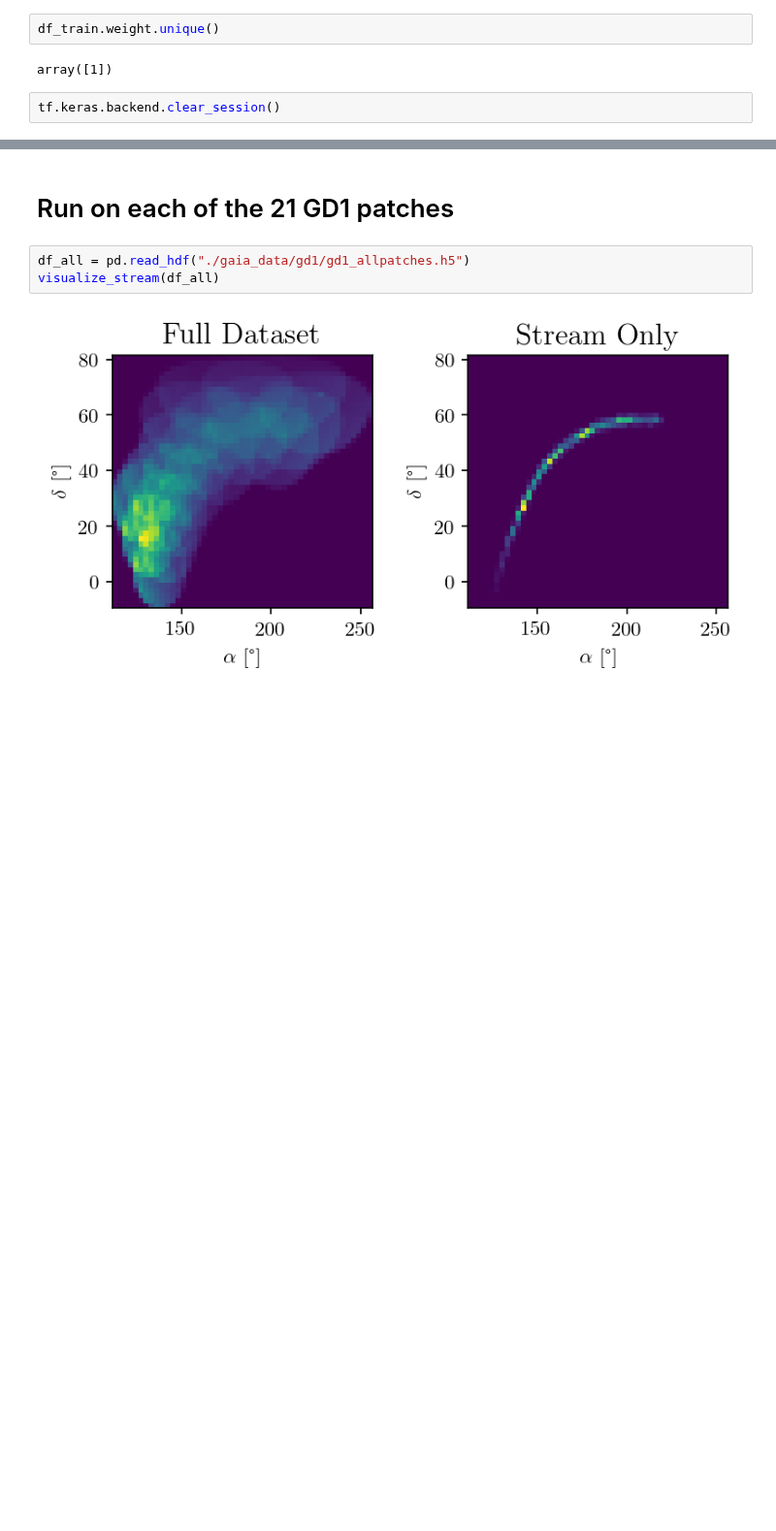
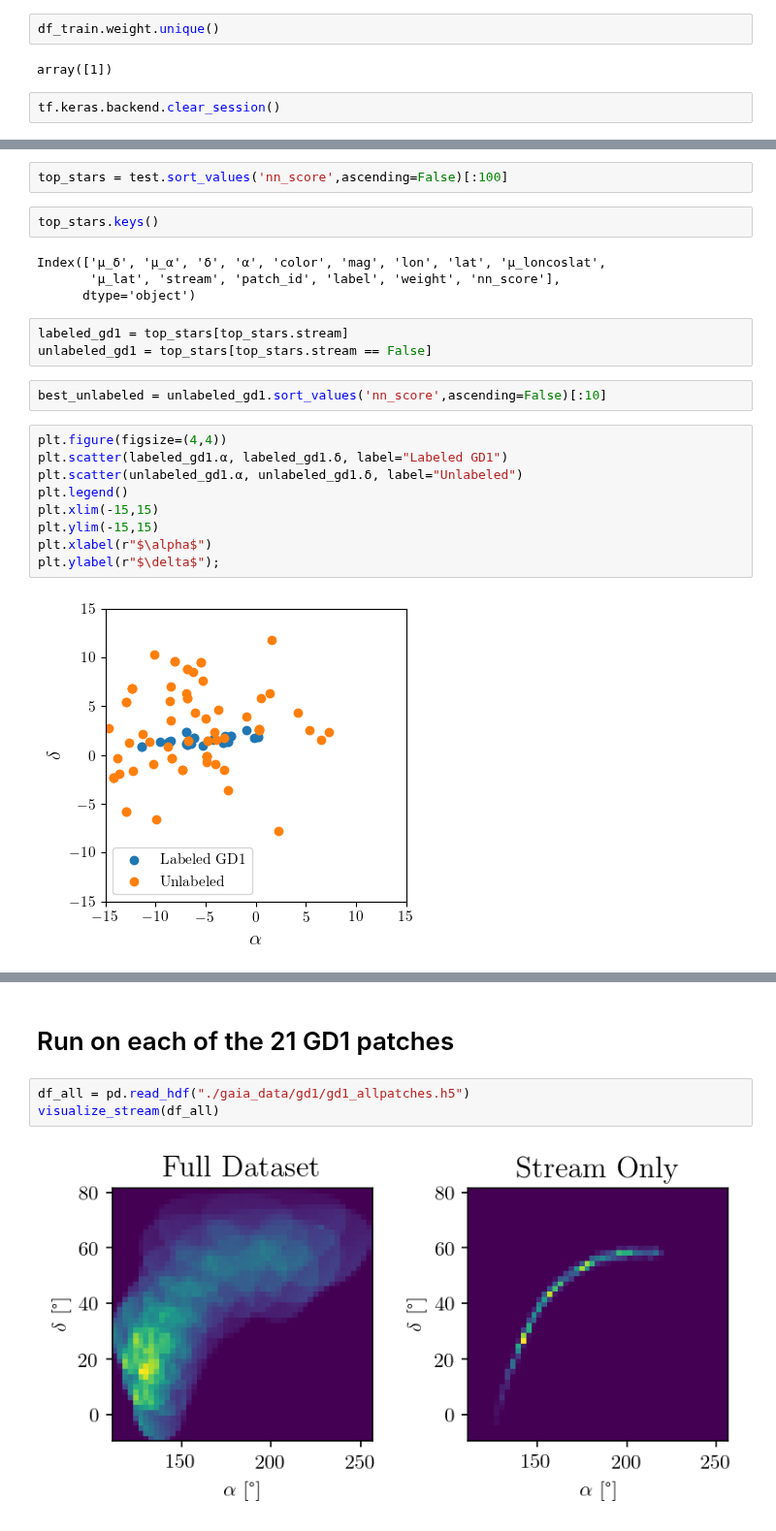
Before and after one commit to hep-lbdl/GaiaCWoLa, a Jupyter notebook: all_gd1.ipynb, the cells around one changed output, grey strips where cells are left out. Shown at 97% size. Cells and saved outputs as stored; diff of their text form; blank space fills up the shorter version.

```diff
--- a/all_gd1.ipynb
+++ b/all_gd1.ipynb
@@ -250,0 +285,24 @@ Top 100 stars: Purity = 0.0%
+# %%
+top_stars = test.sort_values('nn_score',ascending=False)[:100]
+# %%
+top_stars.keys()
+# %% [output]
+Index(['μ_δ', 'μ_α', 'δ', 'α', 'color', 'mag', 'lon', 'lat', 'μ_loncoslat',
+       'μ_lat', 'stream', 'patch_id', 'label', 'weight', 'nn_score'],
+      dtype='object')
+# %%
+labeled_gd1 = top_stars[top_stars.stream]
+unlabeled_gd1 = top_stars[top_stars.stream == False]
+# %%
+best_unlabeled = unlabeled_gd1.sort_values('nn_score',ascending=False)[:10]
+# %%
+plt.figure(figsize=(4,4))
+plt.scatter(labeled_gd1.α, labeled_gd1.δ, label="Labeled GD1")
+plt.scatter(unlabeled_gd1.α, unlabeled_gd1.δ, label="Unlabeled")
+plt.legend()
+plt.xlim(-15,15)
+plt.ylim(-15,15)
+plt.xlabel(r"$\alpha$")
+plt.ylabel(r"$\delta$");
+# %% [output]
+[figure, added]
```
Also changed, not shown: parts of 12 cells of this notebook, 3 other files.
